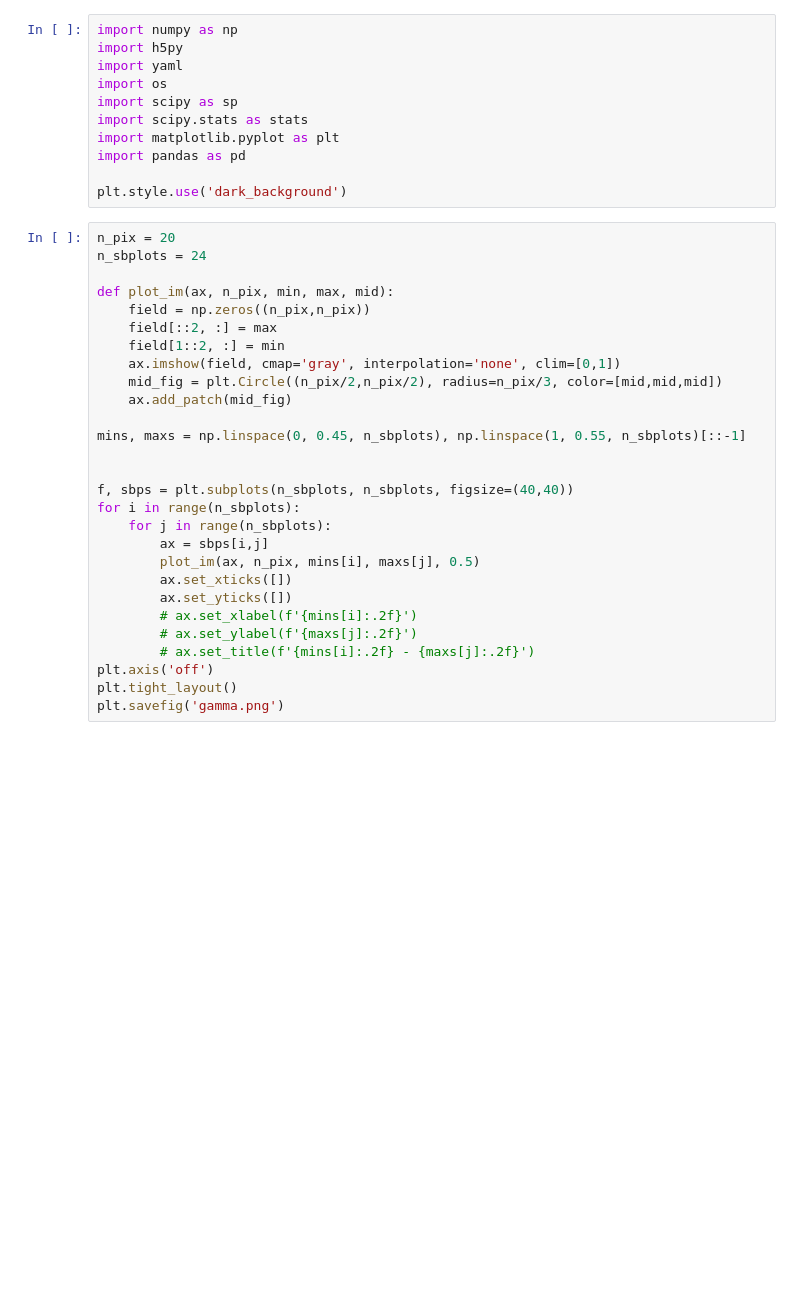
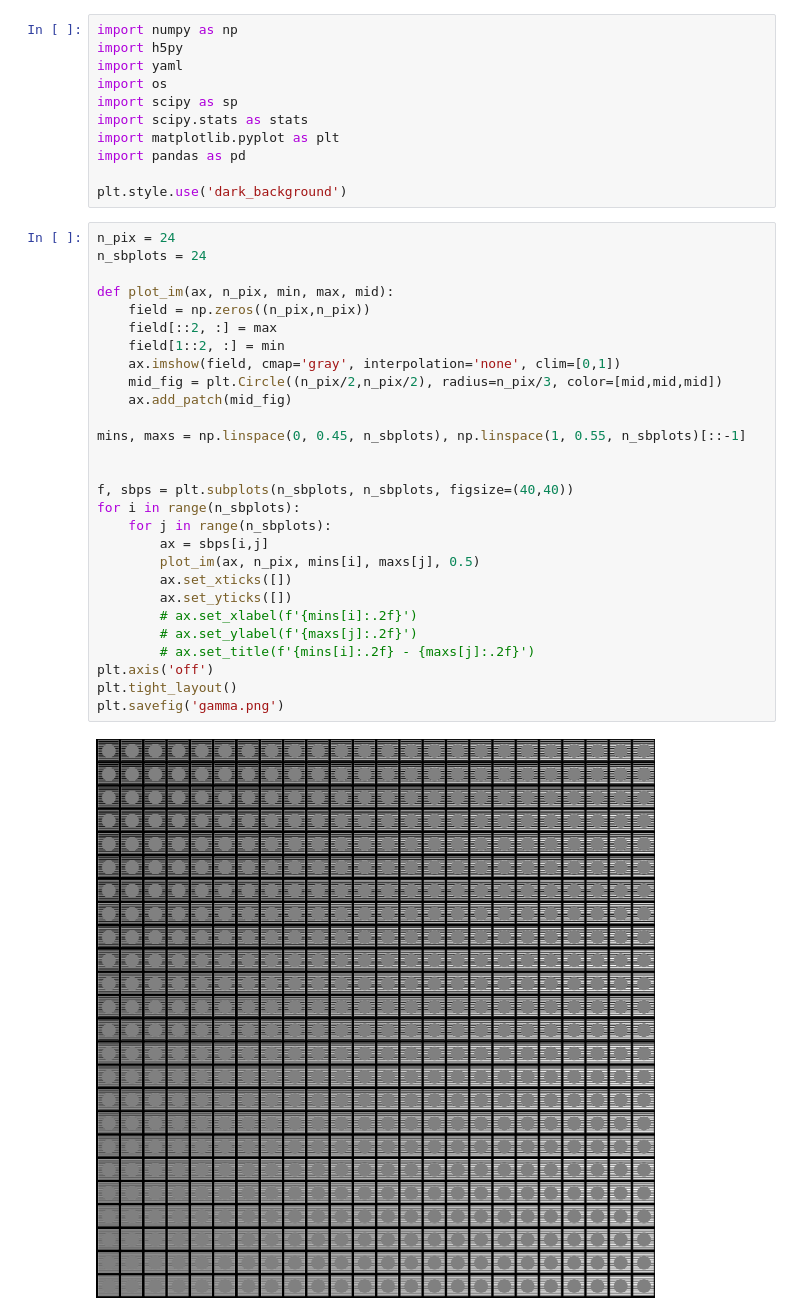
Before and after one commit to spinoza-centre/expectation_orientation, a Jupyter notebook: data/gamma.ipynb, the cells around one changed output. Drawn from its saved outputs; the diff is of its cells as text; blank space fills up the shorter version.

```diff
--- a/data/gamma.ipynb
+++ b/data/gamma.ipynb
@@ -10,30 +10,32 @@ import pandas as pd
 
 plt.style.use('dark_background')
 # %%
-n_pix = 20
+n_pix = 24
 n_sbplots = 24
 
 def plot_im(ax, n_pix, min, max, mid):
     field = np.zeros((n_pix,n_pix))
     field[::2, :] = max
     field[1::2, :] = min
     ax.imshow(field, cmap='gray', interpolation='none', clim=[0,1])
     mid_fig = plt.Circle((n_pix/2,n_pix/2), radius=n_pix/3, color=[mid,mid,mid])
     ax.add_patch(mid_fig)
 
 mins, maxs = np.linspace(0, 0.45, n_sbplots), np.linspace(1, 0.55, n_sbplots)[::-1]
 
 
 f, sbps = plt.subplots(n_sbplots, n_sbplots, figsize=(40,40))
 for i in range(n_sbplots):
     for j in range(n_sbplots):
         ax = sbps[i,j]
         plot_im(ax, n_pix, mins[i], maxs[j], 0.5)
         ax.set_xticks([])
         ax.set_yticks([])
         # ax.set_xlabel(f'{mins[i]:.2f}')
         # ax.set_ylabel(f'{maxs[j]:.2f}')
         # ax.set_title(f'{mins[i]:.2f} - {maxs[j]:.2f}')
 plt.axis('off')
 plt.tight_layout()
 plt.savefig('gamma.png')
+# %% [output]
+[figure, added]
```
Also changed, not shown: parts of 3 cells of this notebook, 4 other files.
